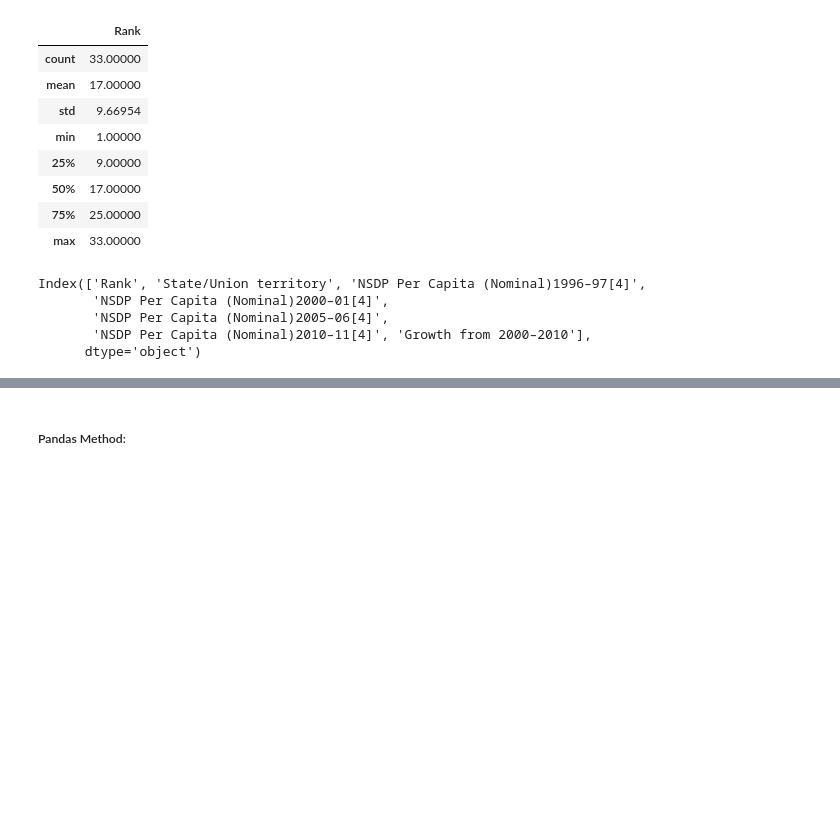
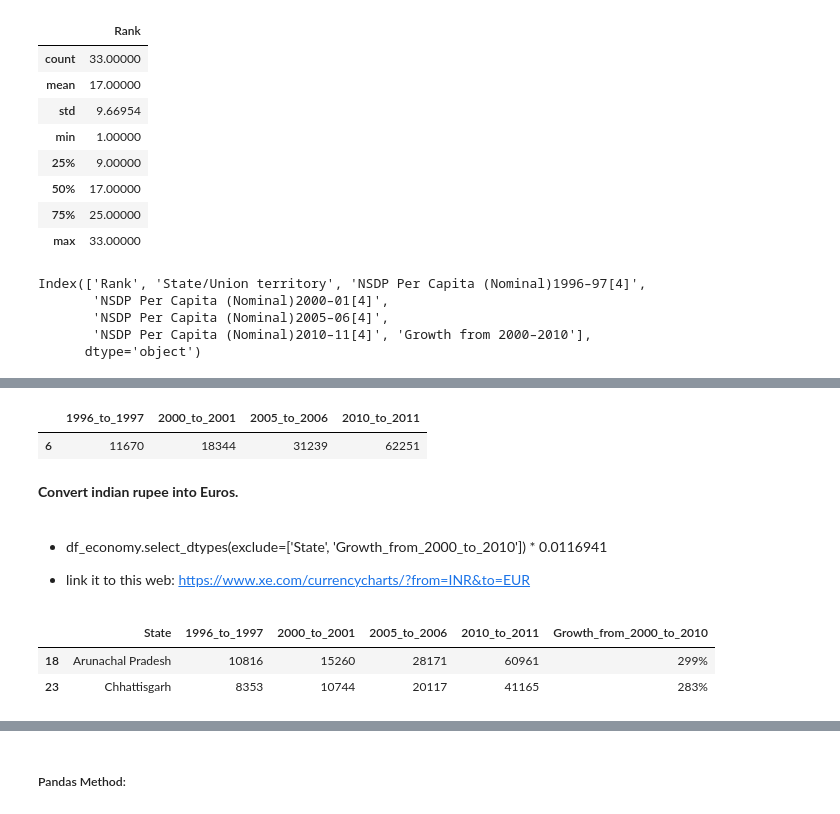
Before and after one commit to AntonioLopga12/ETL_Proyect_2022, a Jupyter notebook: 1_EXTRACTION.ipynb, the cells around one changed output, grey strips where cells are left out. Cells and saved outputs as stored; diff of their text form; code cells hidden in the pictures; blank space fills up the shorter version.

```diff
--- a/1_EXTRACTION.ipynb
+++ b/1_EXTRACTION.ipynb
@@ -223,0 +174,5 @@ mergeado_1
+# %%
+df_economy.iloc[:,1:5].sample()
+# %% [output]
+|  | 1996_to_1997 | 2000_to_2001 | 2005_to_2006 | 2010_to_2011 |
+| 6 | 11670 | 18344 | 31239 | 62251 |
@@ -223,0 +186,13 @@ mergeado_1
+# %% [markdown]
+**Convert indian rupee into Euros.**
+# %% [markdown]
+* df_economy.select_dtypes(exclude=['State', 'Growth_from_2000_to_2010']) * 0.0116941
+
+
+* link it to this web: https://www.xe.com/currencycharts/?from=INR&to=EUR
+# %%
+df_economy.sample(2)
+# %% [output]
+|  | State | 1996_to_1997 | 2000_to_2001 | 2005_to_2006 | 2010_to_2011 | Growth_from_2000_to_2010 |
+| 18 | Arunachal Pradesh | 10816 | 15260 | 28171 | 60961 | 299% |
+| 23 | Chhattisgarh | 8353 | 10744 | 20117 | 41165 | 283% |
```
Also changed, not shown: parts of 34 cells of this notebook, 16 other files.
